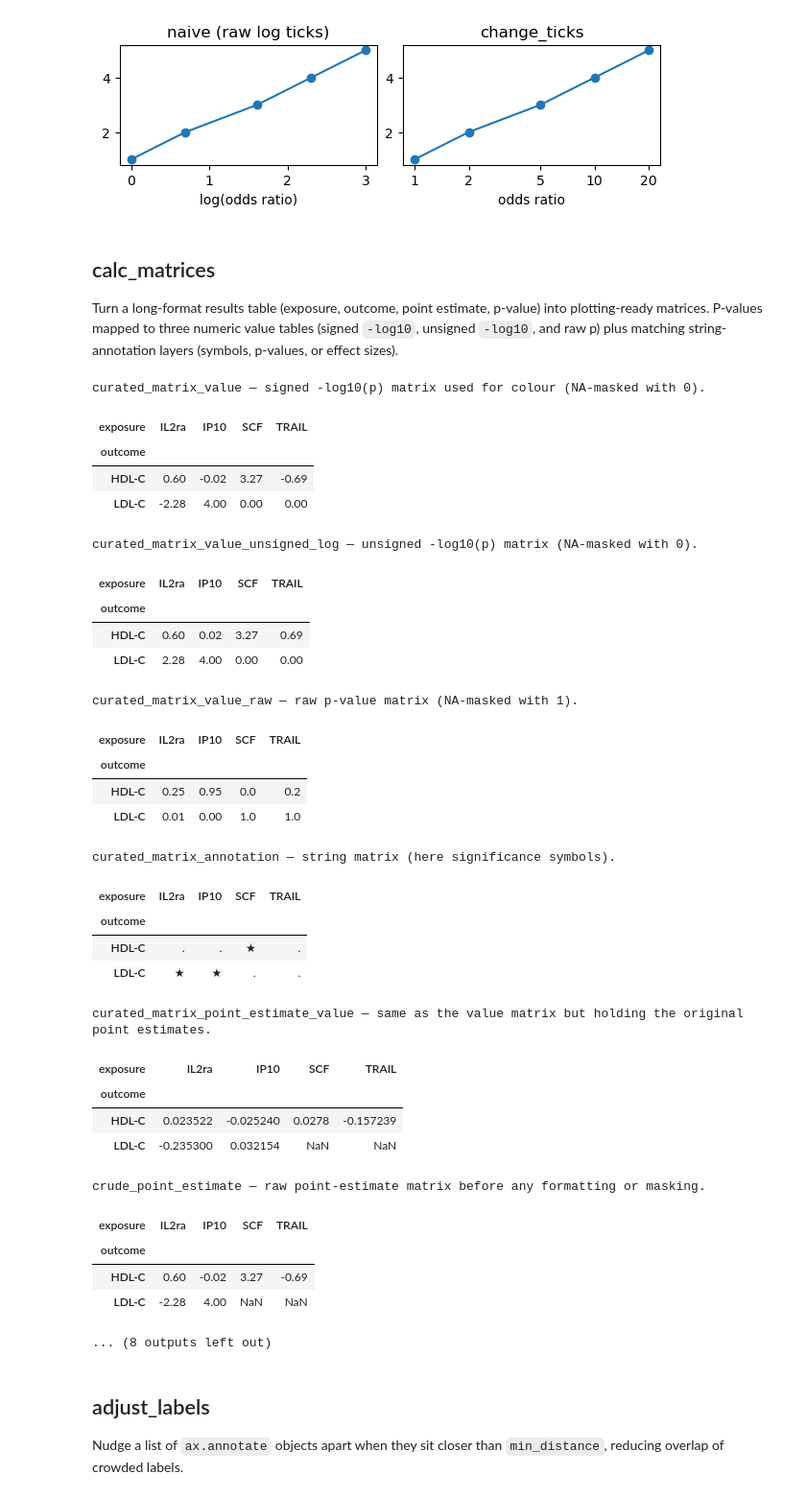
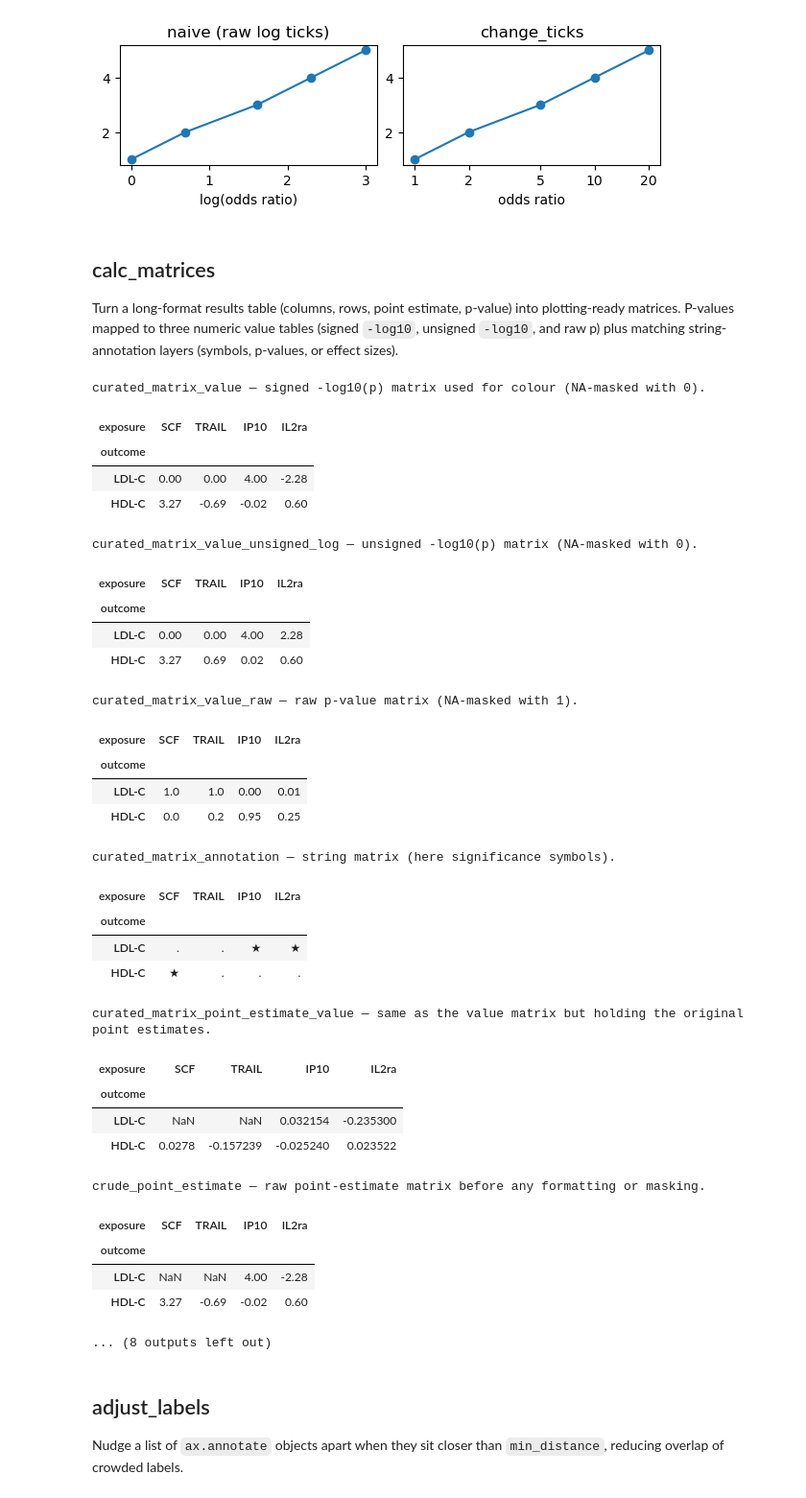
Before and after one commit to afschmidt/plot-misc, a Jupyter notebook: resources/examples/tldr/utils.ipynb, the cells around one changed output. Shown at 96% size. Cells and saved outputs as stored; diff of their text form; code cells hidden in the pictures.

```diff
--- a/resources/examples/tldr/utils.ipynb
+++ b/resources/examples/tldr/utils.ipynb
@@ -76,65 +76,65 @@ _ = ax_fixed.set_xlabel("odds ratio")
 # %% [markdown]
 ## calc_matrices
 
-Turn a long-format results table (exposure, outcome, point estimate, p-value) into plotting-ready matrices. P-values mapped to three numeric value tables (signed `-log10`, unsigned `-log10`, and raw p) plus matching string-annotation layers (symbols, p-values, or effect sizes).
+Turn a long-format results table (columns, rows, point estimate, p-value) into plotting-ready matrices. P-values mapped to three numeric value tables (signed `-log10`, unsigned `-log10`, and raw p) plus matching string-annotation layers (symbols, p-values, or effect sizes).
 # %%
 data = examples.get_data("heatmap_data")
 res = pm_utils.calc_matrices(
     data,
-    exposure_col="exposure",
-    outcome_col="outcome",
+    columns="exposure",
+    rows="outcome",
     point_col="point",
     pvalue_col="pvalue",
     annotate="symbol",
     dropna=True,
 )
 # every matrix exposed on the results object, with a one-line description
 tables = {
     "curated_matrix_value": "signed -log10(p) matrix used for colour (NA-masked with 0).",
     "curated_matrix_value_unsigned_log": "unsigned -log10(p) matrix (NA-masked with 0).",
     "curated_matrix_value_raw": "raw p-value matrix (NA-masked with 1).",
     "curated_matrix_annotation": "string matrix (here significance symbols).",
     "curated_matrix_point_estimate_value": "same as the value matrix but holding the original point estimates.",
     "crude_point_estimate": "raw point-estimate matrix before any formatting or masking.",
     "matrix_pvalue": "p-value annotation strings (signed -log10 p), non-significant cells masked.",
     "matrix_star": "symbols for significant cells, masked elsewhere.",
     "matrix_point_estimate": "formatted point estimates as strings, non-significant cells masked.",
     "source_data": "the original long-format input, kept for provenance.",
 }
 for name, description in tables.items():
     print(f"{name} — {description}")
     display(getattr(res, name))
 # %% [output]
 curated_matrix_value — signed -log10(p) matrix used for colour (NA-masked with 0).
-| exposure | IL2ra | IP10 | SCF | TRAIL |
+| exposure | SCF | TRAIL | IP10 | IL2ra |
 | outcome |  |  |  |  |
-| HDL-C | 0.60 | -0.02 | 3.27 | -0.69 |
-| LDL-C | -2.28 | 4.00 | 0.00 | 0.00 |
+| LDL-C | 0.00 | 0.00 | 4.00 | -2.28 |
+| HDL-C | 3.27 | -0.69 | -0.02 | 0.60 |
 curated_matrix_value_unsigned_log — unsigned -log10(p) matrix (NA-masked with 0).
-| exposure | IL2ra | IP10 | SCF | TRAIL |
+| exposure | SCF | TRAIL | IP10 | IL2ra |
 | outcome |  |  |  |  |
-| HDL-C | 0.60 | 0.02 | 3.27 | 0.69 |
-| LDL-C | 2.28 | 4.00 | 0.00 | 0.00 |
+| LDL-C | 0.00 | 0.00 | 4.00 | 2.28 |
+| HDL-C | 3.27 | 0.69 | 0.02 | 0.60 |
 curated_matrix_value_raw — raw p-value matrix (NA-masked with 1).
-| exposure | IL2ra | IP10 | SCF | TRAIL |
+| exposure | SCF | TRAIL | IP10 | IL2ra |
 | outcome |  |  |  |  |
-| HDL-C | 0.25 | 0.95 | 0.0 | 0.2 |
-| LDL-C | 0.01 | 0.00 | 1.0 | 1.0 |
+| LDL-C | 1.0 | 1.0 | 0.00 | 0.01 |
+| HDL-C | 0.0 | 0.2 | 0.95 | 0.25 |
 curated_matrix_annotation — string matrix (here significance symbols).
-| exposure | IL2ra | IP10 | SCF | TRAIL |
+| exposure | SCF | TRAIL | IP10 | IL2ra |
 | outcome |  |  |  |  |
-| HDL-C | . | . | ★ | . |
-| LDL-C | ★ | ★ | . | . |
+| LDL-C | . | . | ★ | ★ |
+| HDL-C | ★ | . | . | . |
 curated_matrix_point_estimate_value — same as the value matrix but holding the original point estimates.
-| exposure | IL2ra | IP10 | SCF | TRAIL |
+| exposure | SCF | TRAIL | IP10 | IL2ra |
 | outcome |  |  |  |  |
-| HDL-C | 0.023522 | -0.025240 | 0.0278 | -0.157239 |
-| LDL-C | -0.235300 | 0.032154 | NaN | NaN |
+| LDL-C | NaN | NaN | 0.032154 | -0.235300 |
+| HDL-C | 0.0278 | -0.157239 | -0.025240 | 0.023522 |
 crude_point_estimate — raw point-estimate matrix before any formatting or masking.
-| exposure | IL2ra | IP10 | SCF | TRAIL |
+| exposure | SCF | TRAIL | IP10 | IL2ra |
 | outcome |  |  |  |  |
-| HDL-C | 0.60 | -0.02 | 3.27 | -0.69 |
-| LDL-C | -2.28 | 4.00 | NaN | NaN |
+| LDL-C | NaN | NaN | 4.00 | -2.28 |
+| HDL-C | 3.27 | -0.69 | -0.02 | 0.60 |
 ... (8 outputs left out)
 # %% [markdown]
 ## adjust_labels
```
Also changed, not shown: 4 other files.
